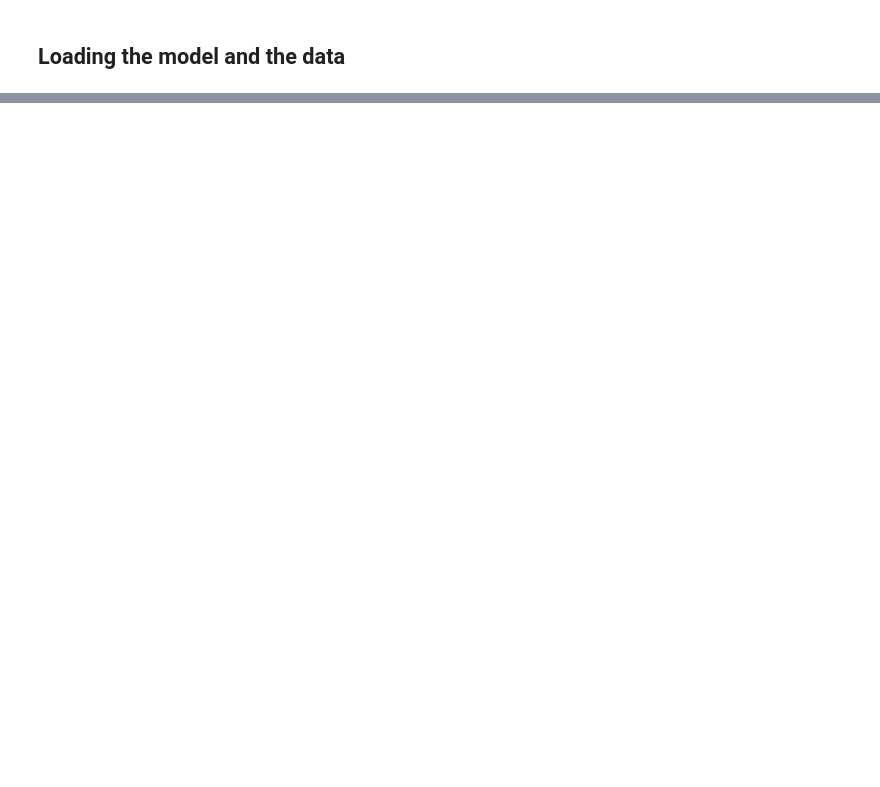
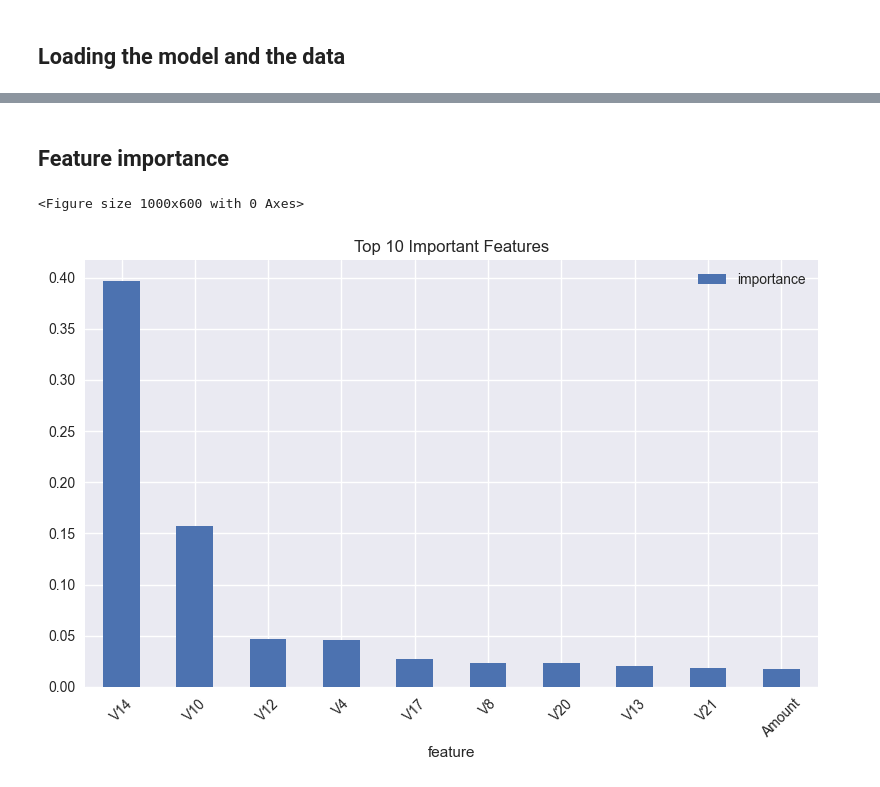
Before and after one commit to soltsega/Week-5_Fraud_Detection, a Jupyter notebook: fraud-detection/notebooks/shap-explainability.ipynb, the cells around one changed output, grey strips where cells are left out. Cells and saved outputs as stored; diff of their text form; code cells hidden in the pictures; blank space fills up the shorter version.

Commit message:
Completed model interpretability

```diff
--- a/fraud-detection/notebooks/shap-explainability.ipynb
+++ b/fraud-detection/notebooks/shap-explainability.ipynb
@@ -460,0 +187,17 @@ Next step: Proceeding with SHAP analysis...
+# %%
+from pathlib import Path
+import joblib
+
+# Define the models directory path
+MODEL_DIR = Path("../models")  # Adjust if your directory structure is different
+
+# Load the most recent model
+model_filename = "fraud_detection_xgboost_20251230_163756.pkl"
+model_path = MODEL_DIR / model_filename
+
+try:
+    model = joblib.load(model_path)
+    print(f"✅ Model loaded successfully from: {model_path}")
+    print(f"Model type: {type(model).__name__}")
+except Exception as e:
+    print(f"❌ Error loading model: {e}")
@@ -460,0 +249,25 @@ Next step: Proceeding with SHAP analysis...
+# %% [markdown]
+## Feature importance
+# %%
+import matplotlib.pyplot as plt
+
+# Get feature importances
+feature_importance = model.feature_importances_
+feature_names = model.feature_names_in_
+
+# Create a DataFrame for plotting
+importance_df = pd.DataFrame({
+    'feature': feature_names,
+    'importance': feature_importance
+}).sort_values('importance', ascending=False)
+
+# Plot top 10 features
+plt.figure(figsize=(10, 6))
+importance_df.head(10).plot.bar(x='feature', y='importance', rot=45)
+plt.title('Top 10 Important Features')
+plt.tight_layout()
+plt.savefig('../reports/figures/feature_importance.png')
+plt.show()
+# %% [output]
+<Figure size 1000x600 with 0 Axes>
+[figure, added]
```
Also changed, not shown: parts of 29 cells of this notebook.
